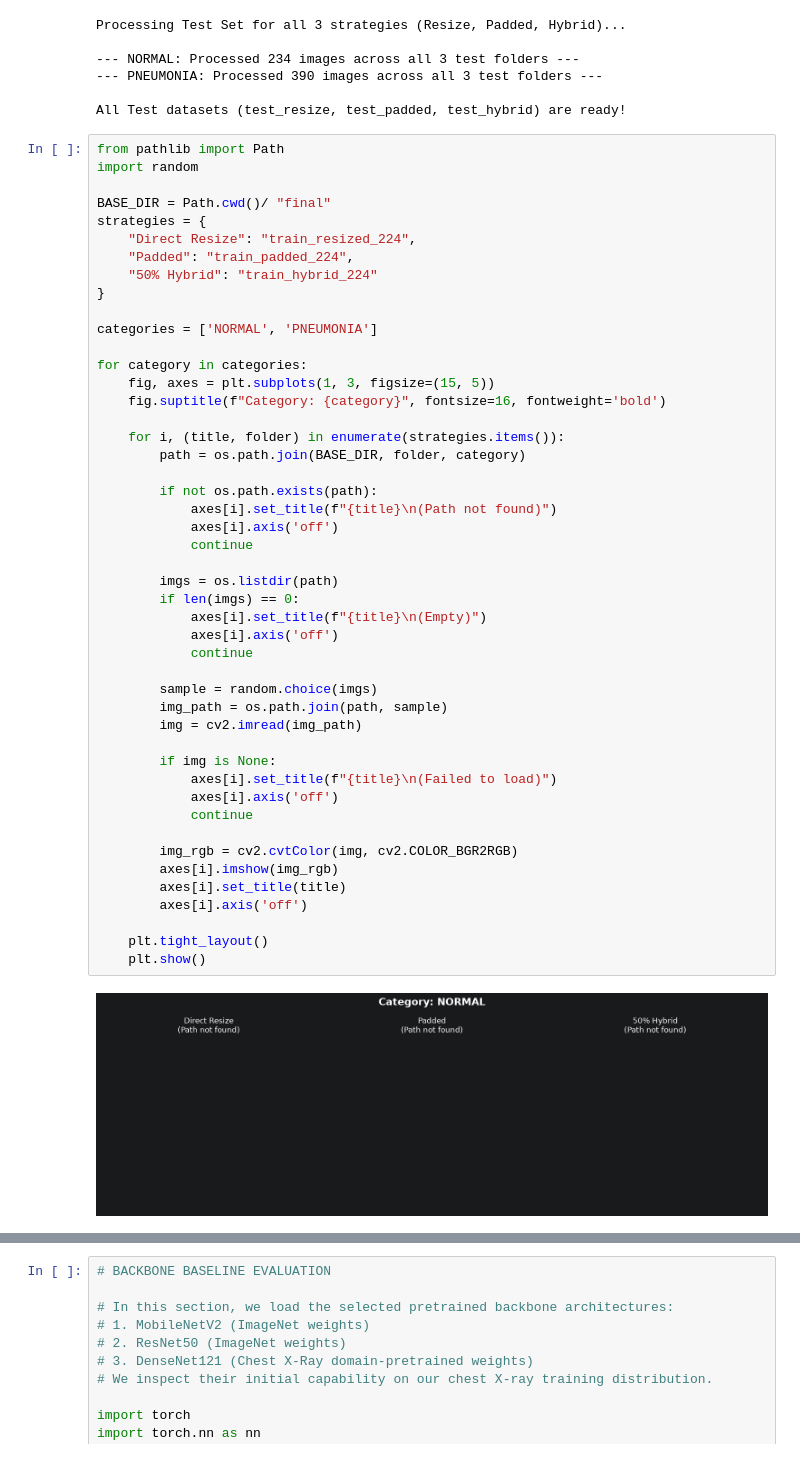
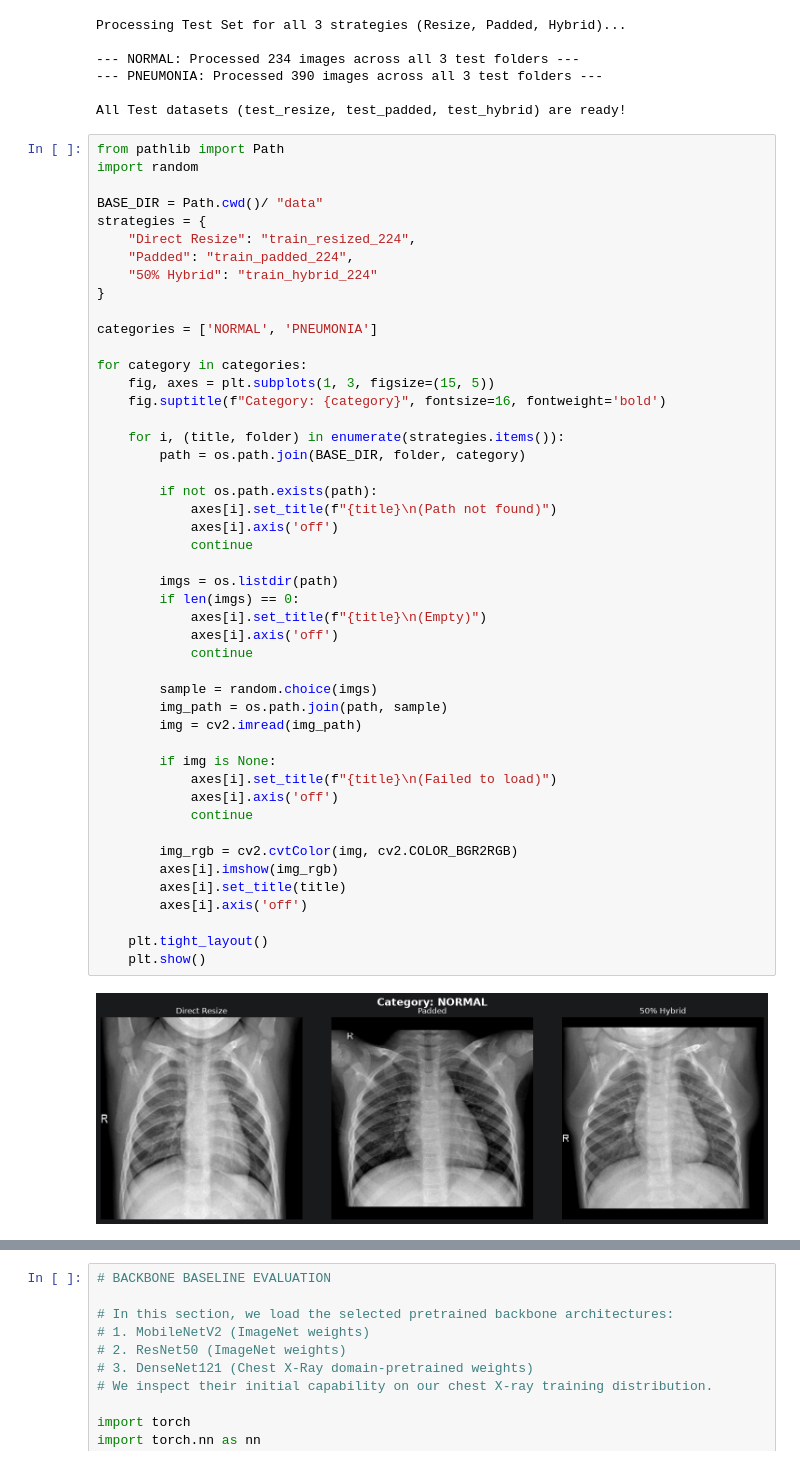
Before and after one commit to Amiroooo0/XRay-PneumoNet, a Jupyter notebook: xrayDetection.ipynb, the cells around one changed output, grey strips where cells are left out. Drawn from its saved outputs; the diff is of its cells as text.

Commit message:
fix(preprocessing): correct dataset directory path

```diff
--- a/xrayDetection.ipynb
+++ b/xrayDetection.ipynb
@@ -622,7 +622,7 @@ All Test datasets (test_resize, test_padded, test_hybrid) are ready!
 from pathlib import Path
 import random
 
-BASE_DIR = Path.cwd()/ "final"
+BASE_DIR = Path.cwd()/ "data"
 strategies = {
     "Direct Resize": "train_resized_224",
     "Padded": "train_padded_224",
@@ -639,31 +639,31 @@ for category in categories:
         path = os.path.join(BASE_DIR, folder, category)
 
         if not os.path.exists(path):
             axes[i].set_title(f"{title}\n(Path not found)")
             axes[i].axis('off')
             continue
 
         imgs = os.listdir(path)
         if len(imgs) == 0:
             axes[i].set_title(f"{title}\n(Empty)")
             axes[i].axis('off')
             continue
 
         sample = random.choice(imgs)
         img_path = os.path.join(path, sample)
         img = cv2.imread(img_path)
 
         if img is None:
             axes[i].set_title(f"{title}\n(Failed to load)")
             axes[i].axis('off')
             continue
 
         img_rgb = cv2.cvtColor(img, cv2.COLOR_BGR2RGB)
         axes[i].imshow(img_rgb)
         axes[i].set_title(title)
         axes[i].axis('off')
 
     plt.tight_layout()
     plt.show()
 # %% [output]
-[figure, old version]
+[figure, new version]
```
Also changed, not shown: parts of 1 cell of this notebook.
